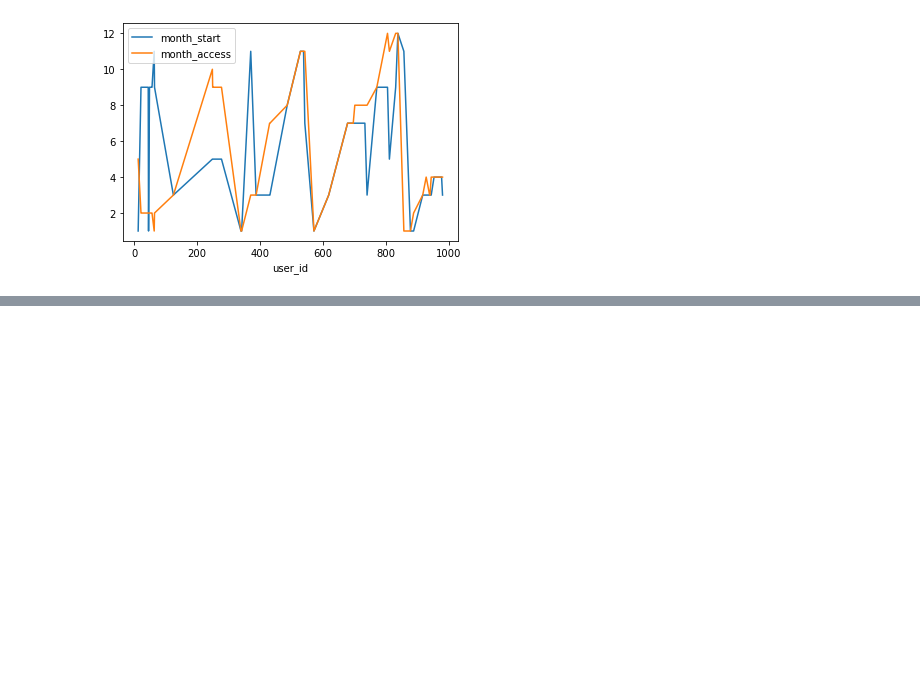
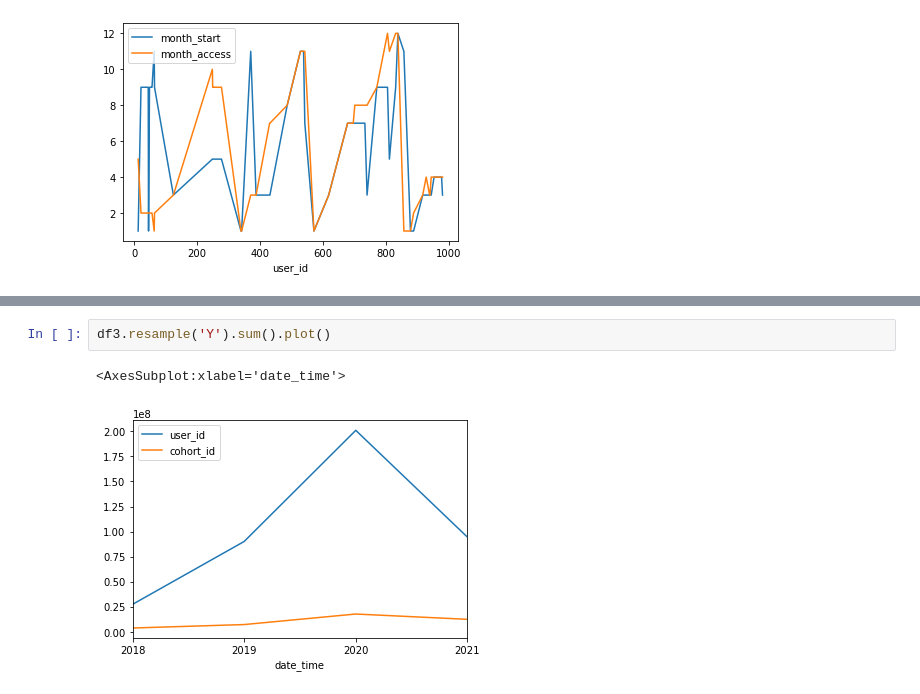
Before and after one commit to bowen-lindsey-shiben-turner/anamoly-detection, a Jupyter notebook: mindy_shiben.ipynb, the cells around one changed output, grey strips where cells are left out. Saved outputs shown, nothing was run; the diff lists cells and outputs as text; blank space fills up the shorter version.

```diff
--- a/mindy_shiben.ipynb
+++ b/mindy_shiben.ipynb
@@ -752,0 +862,5 @@ bottom_10[['month_start', 'month_access']].groupby(bottom_10.user_id).max().plot
+# %%
+df3.resample('Y').sum().plot()
+# %% [output]
+<AxesSubplot:xlabel='date_time'>
+[figure, added]
```
Also changed, not shown: parts of 97 cells of this notebook.
